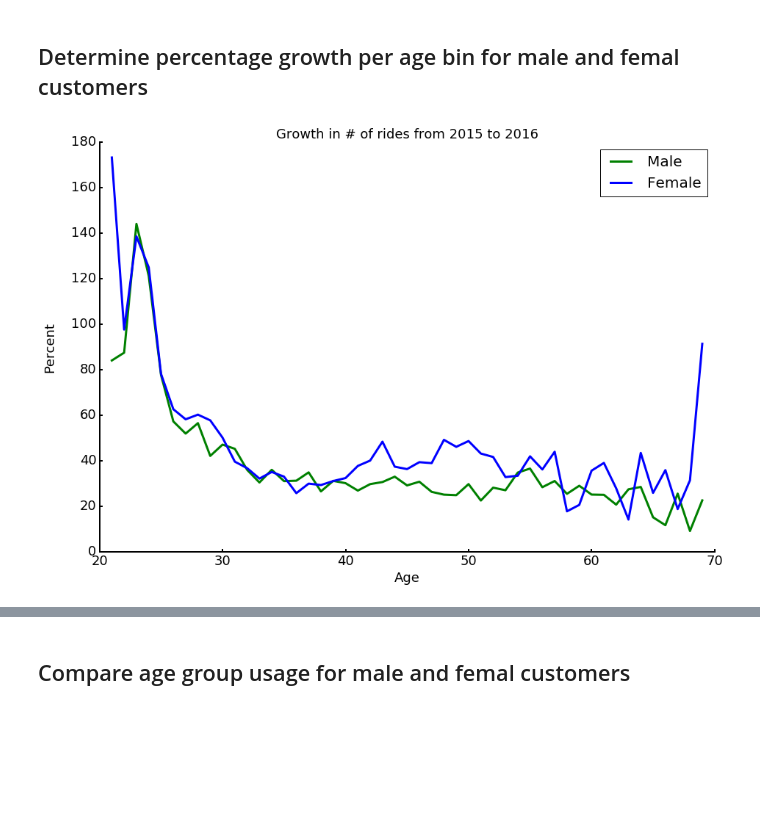
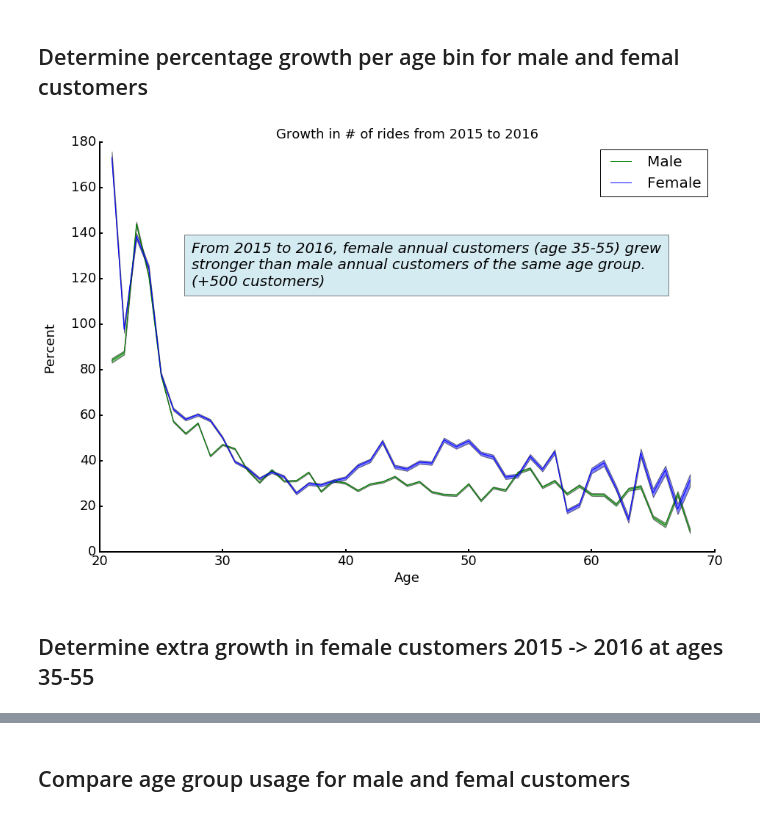
Before and after one commit to cleipski/Citibike, a Jupyter notebook: citibike_05.ipynb, the cells around one changed output, grey strips where cells are left out. Saved outputs shown, nothing was run; the diff lists cells and outputs as text; code cells hidden in the pictures; blank space fills up the shorter version.

Commit message:
Added growth estimate

```diff
--- a/citibike_05.ipynb
+++ b/citibike_05.ipynb
@@ -97,18 +95,3 @@ plt.savefig(os.path.join(data_dir,'plots','subscriber_demographics_2015_2016.pdf
 [figure]
 # %% [markdown]
 ## Determine percentage growth per age bin for male and femal customers
-# %%
-condition = (df_2015['age'] > 20) & (df_2015['age'] < 70)
-age_2015 = df_2015['age'][condition].tolist()
-ratio_male = []
-for tmp_age in age_2015:
-    tmp = ((df_2016['num_males'][df_2016['age'] == tmp_age].iloc[0] -
-           df_2015['num_males'][df_2015['age'] == tmp_age].iloc[0]) /
-           df_2015['num_males'][df_2015['age'] == tmp_age].iloc[0])
-    ratio_male.append(tmp*100)
-ratio_female = []
-for tmp_age in age_2015:
-    tmp = ((df_2016['num_females'][df_2016['age'] == tmp_age].iloc[0] -
-           df_2015['num_females'][df_2015['age'] == tmp_age].iloc[0]) /
-           df_2015['num_females'][df_2015['age'] == tmp_age].iloc[0])
-    ratio_female.append(tmp*100)
@@ -115,27 +131,51 @@ for tmp_age in age_2015:
 # %%
 fig, ax = plt.subplots(figsize=(15, 10))
-plt.plot(age_2015,ratio_male, color='green', label='Male', lw=3)
-plt.plot(age_2015,ratio_female, color='blue', label='Female', lw=3)
+#
+skip_begin = 0
+skip_end = 1
+tmp_x = age_2015[skip_begin:-skip_end]
+tmp_y_male = ratio_male[skip_begin:-skip_end]
+tmp_y_male_err = ratio_male_err[skip_begin:-skip_end]
+tmp_y_female = ratio_female[skip_begin:-skip_end]
+tmp_y_female_err = ratio_female_err[skip_begin:-skip_end]
+#
+plt.plot(tmp_x,tmp_y_male, color='green', label='Male', lw=1)
+plt.plot(tmp_x,tmp_y_female, color='blue', label='Female', lw=1)
 plt.title('Growth in # of rides from 2015 to 2016', fontsize=18)
 plt.xlabel('Age', fontsize=18)
 plt.ylabel('Percent', fontsize=18, labelpad=20)
 plt.legend(prop={'size': 20})
-
+# Show error margins
+tmp_lower = [x-y for x,y in zip(tmp_y_male,tmp_y_male_err)]
+tmp_upper = [x+y for x,y in zip(tmp_y_male,tmp_y_male_err)]
+ax.fill_between(tmp_x, tmp_upper, tmp_lower, facecolor='green', alpha=.5,)
+# Show error margins
+tmp_lower = [x-y for x,y in zip(tmp_y_female,tmp_y_female_err)]
+tmp_upper = [x+y for x,y in zip(tmp_y_female,tmp_y_female_err)]
+ax.fill_between(tmp_x, tmp_upper, tmp_lower, facecolor='blue', alpha=.5,)
+#
+# ax.set_ylim(20,40)
+# ax.set_xlim(20,40)
 # Hide the right and top spines
 ax.spines['right'].set_visible(False)
 ax.spines['top'].set_visible(False)
-
 # Set witdh of axes spines and ticks
 ax.spines['left'].set_linewidth(2)
 ax.spines['bottom'].set_linewidth(2)
 ax.xaxis.set_tick_params(width=2)
 ax.yaxis.set_tick_params(width=2)
 # Only show ticks on the left and bottom spines
 ax.yaxis.set_ticks_position('left')
 ax.xaxis.set_ticks_position('bottom')
 ax.tick_params(labelsize=18)
-
-
+#
+ax.text(0.15, 0.65, 'From 2015 to 2016, female annual customers (age 35-55) grew\nstronger than male annual customers of the same age group.\n(+500 customers)', style='italic',
+        horizontalalignment='left', bbox={'facecolor':'lightblue', 'alpha':0.5, 'pad':10},
+        transform=ax.transAxes,fontsize=20)
+#
 plt.savefig(os.path.join(data_dir,'plots','growth_subscriber_demographics_2015_2016.pdf'), bbox_inches='tight')
+#
 # %% [output]
-[figure, old version]
+[figure, new version]
+# %% [markdown]
+## Determine extra growth in female customers 2015 -> 2016 at ages 35-55
```
Also changed, not shown: parts of 13 cells of this notebook.
